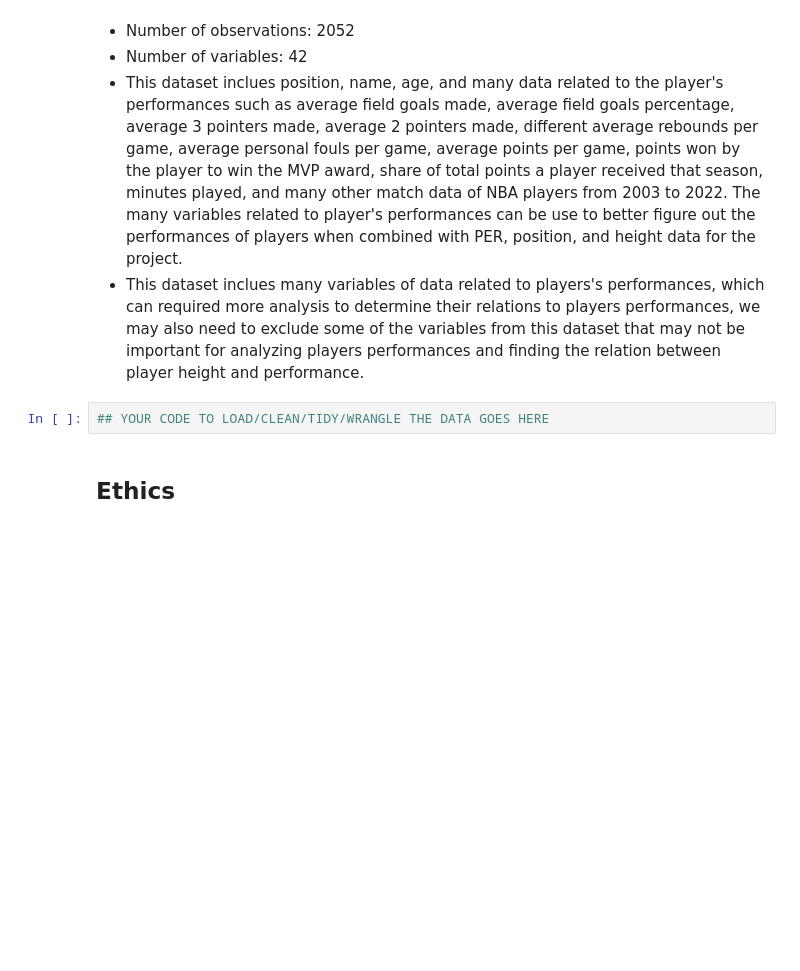
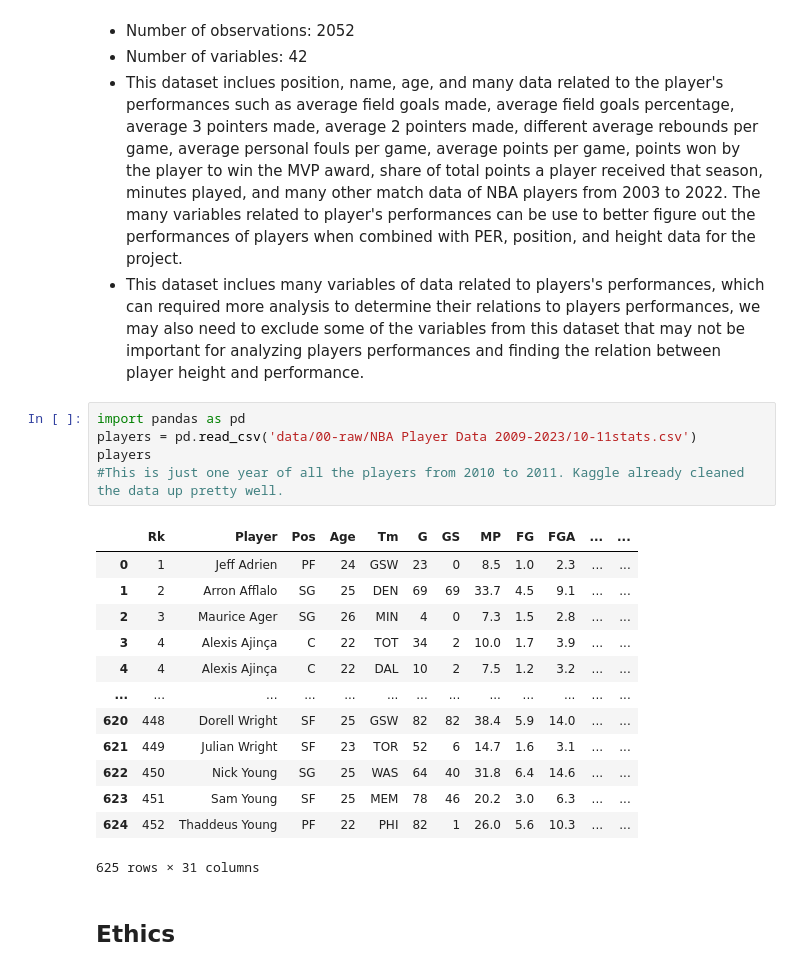
Before and after one commit to COGS108/Group039_WI26, a Jupyter notebook: 01-DataCheckpoint.ipynb, the cells around one changed output. Saved outputs shown, nothing was run; the diff lists cells and outputs as text; blank space fills up the shorter version.

Commit message:
Update DataCheckpoint analysis for Dataset #3

```diff
--- a/01-DataCheckpoint.ipynb
+++ b/01-DataCheckpoint.ipynb
@@ -182,8 +153,25 @@ df1.head()
   - Number of variables: 42
   - This dataset inclues position, name, age, and many data related to the player's performances such as average field goals made, average field goals percentage, average 3 pointers made, average 2 pointers made, different average rebounds per game, average personal fouls per game, average points per game, points won by the player to win the MVP award, share of total points a player received that season, minutes played, and many other match data of NBA players from 2003 to 2022. The many variables related to player's performances can be use to better figure out the performances of players when combined with PER, position, and height data for the project.
   - This dataset inclues many variables of data related to players's performances, which can required more analysis to determine their relations to players performances, we may also need to exclude some of the variables from this dataset that may not be important for analyzing players performances and finding the relation between player height and performance.
-# %%
-## YOUR CODE TO LOAD/CLEAN/TIDY/WRANGLE THE DATA GOES HERE
+# %%
+import pandas as pd
+players = pd.read_csv('data/00-raw/NBA Player Data 2009-2023/10-11stats.csv')
+players
+#This is just one year of all the players from 2010 to 2011. Kaggle already cleaned the data up pretty well.
+# %% [output]
+|  | Rk | Player | Pos | Age | Tm | G | GS | MP | FG | FGA | ... | ... |
+| 0 | 1 | Jeff Adrien | PF | 24 | GSW | 23 | 0 | 8.5 | 1.0 | 2.3 | ... | ... |
+| 1 | 2 | Arron Afflalo | SG | 25 | DEN | 69 | 69 | 33.7 | 4.5 | 9.1 | ... | ... |
+| 2 | 3 | Maurice Ager | SG | 26 | MIN | 4 | 0 | 7.3 | 1.5 | 2.8 | ... | ... |
+| 3 | 4 | Alexis Ajinça | C | 22 | TOT | 34 | 2 | 10.0 | 1.7 | 3.9 | ... | ... |
+| 4 | 4 | Alexis Ajinça | C | 22 | DAL | 10 | 2 | 7.5 | 1.2 | 3.2 | ... | ... |
+| ... | ... | ... | ... | ... | ... | ... | ... | ... | ... | ... | ... | ... |
+| 620 | 448 | Dorell Wright | SF | 25 | GSW | 82 | 82 | 38.4 | 5.9 | 14.0 | ... | ... |
+| 621 | 449 | Julian Wright | SF | 23 | TOR | 52 | 6 | 14.7 | 1.6 | 3.1 | ... | ... |
+| 622 | 450 | Nick Young | SG | 25 | WAS | 64 | 40 | 31.8 | 6.4 | 14.6 | ... | ... |
+| 623 | 451 | Sam Young | SF | 25 | MEM | 78 | 46 | 20.2 | 3.0 | 6.3 | ... | ... |
+| 624 | 452 | Thaddeus Young | PF | 22 | PHI | 82 | 1 | 26.0 | 5.6 | 10.3 | ... | ... |
+625 rows × 31 columns
 # %% [markdown]
 ## Ethics
 # %% [markdown]
```
Also changed, not shown: parts of 4 cells of this notebook.
